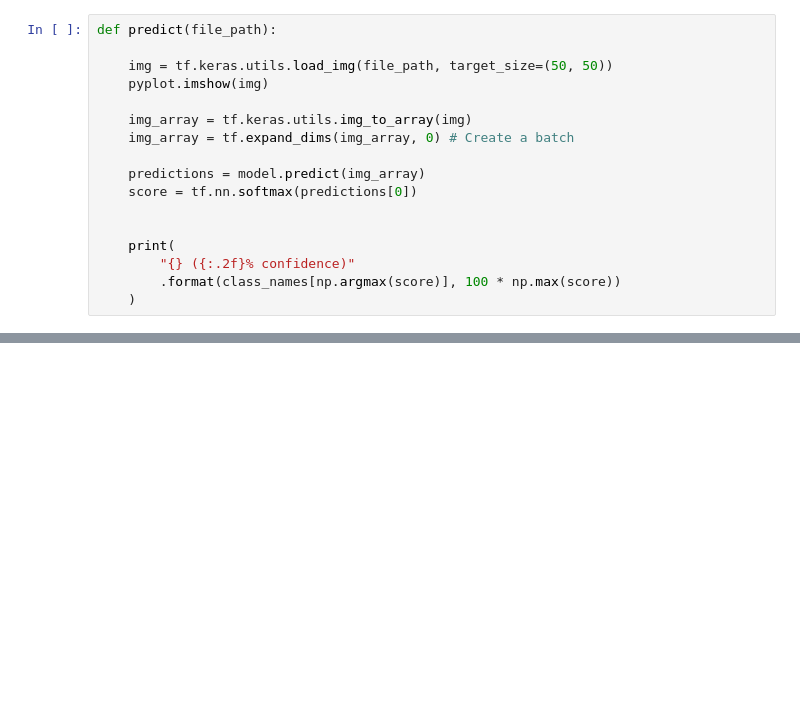
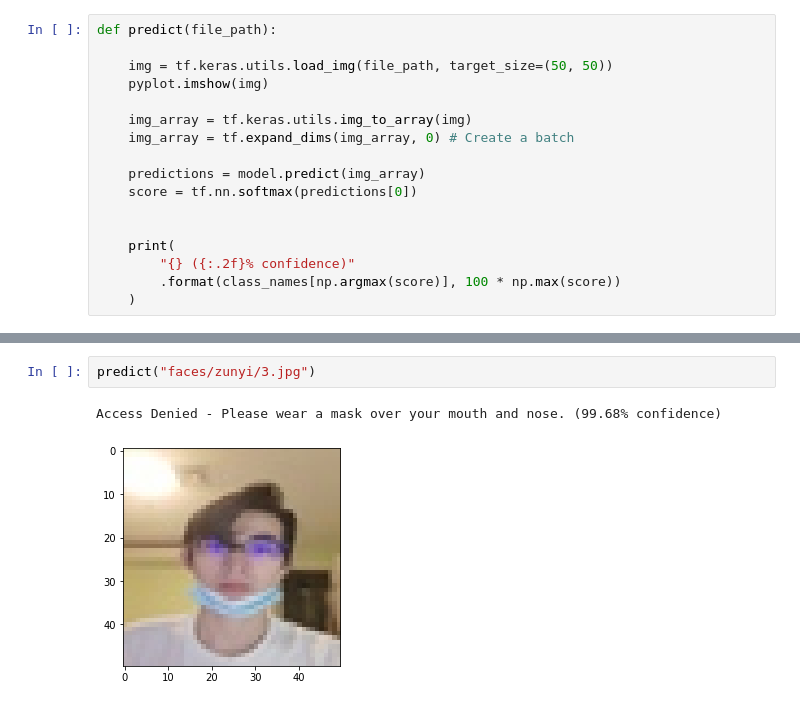
Before and after one commit to BenjaminAlpert/Face-Mask-Detection-Software, a Jupyter notebook: final-project.ipynb, the cells around one changed output, grey strips where cells are left out. Cells and saved outputs as stored; diff of their text form; blank space fills up the shorter version.

```diff
--- a/final-project.ipynb
+++ b/final-project.ipynb
@@ -326,0 +332,5 @@ Access Denied - Please wear a mask (98.05% confidence)
+# %%
+predict("faces/zunyi/3.jpg")
+# %% [output]
+Access Denied - Please wear a mask over your mouth and nose. (99.68% confidence)
+[figure, added]
```
Also changed, not shown: parts of 18 cells of this notebook, 5 other files.
